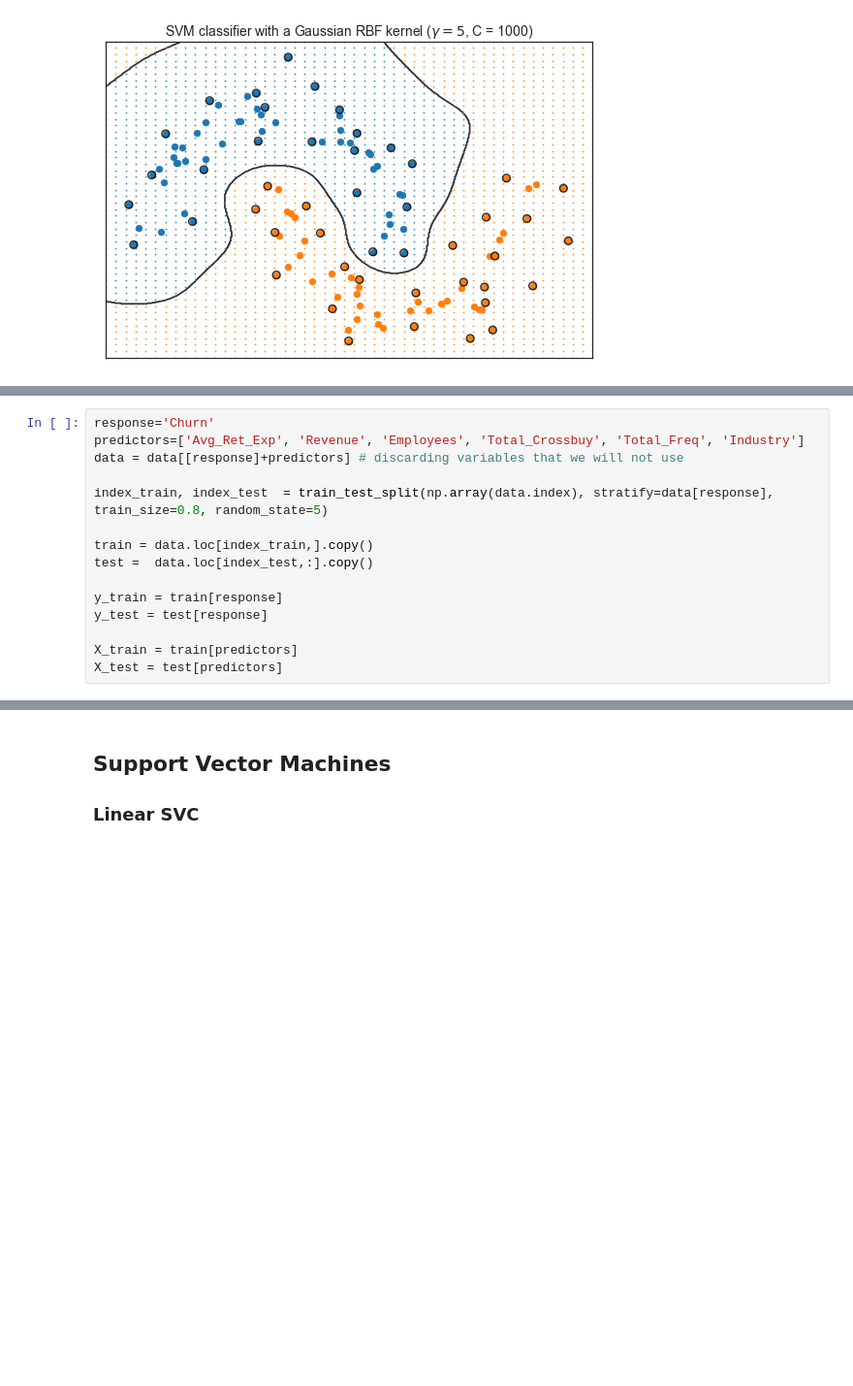
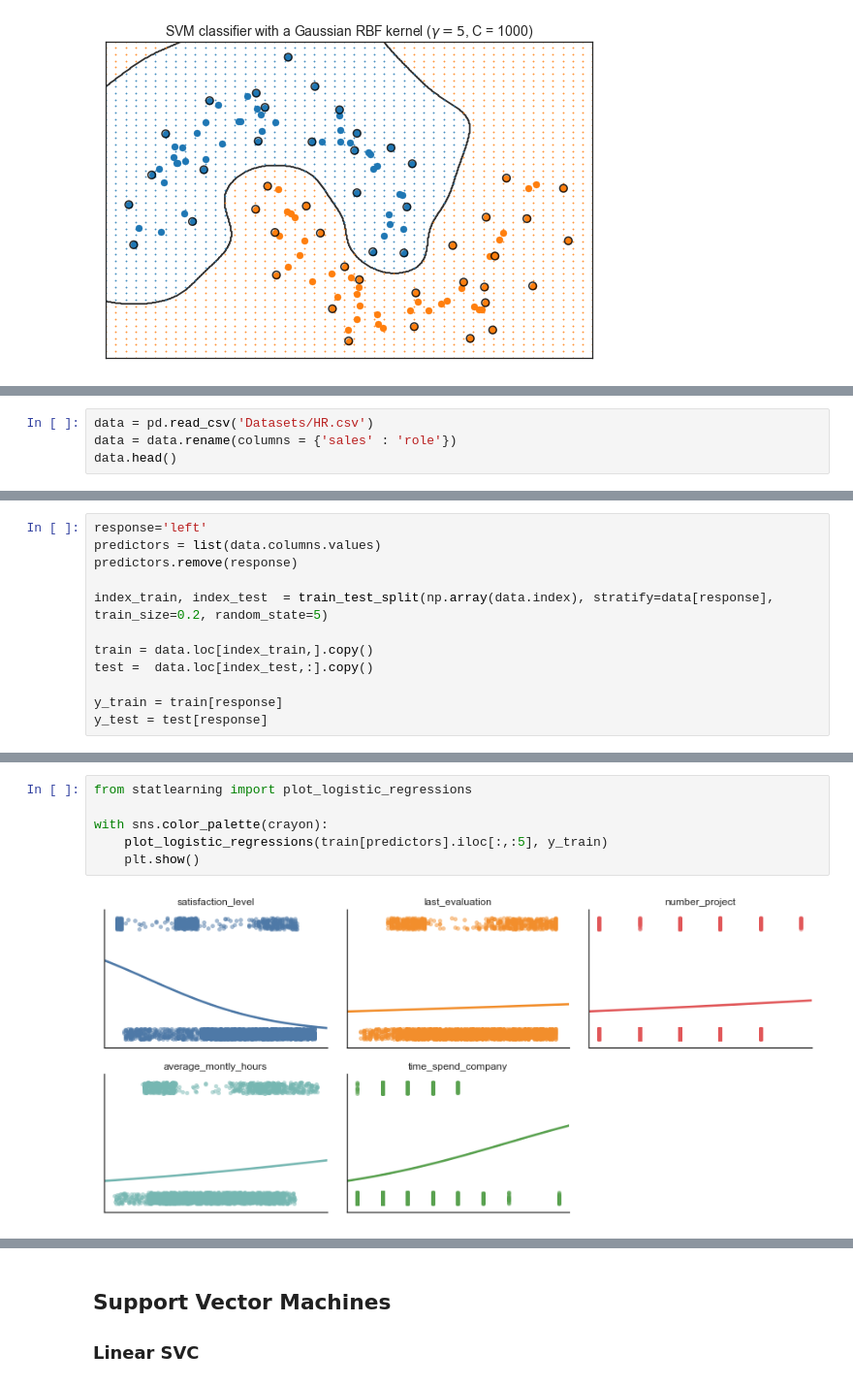
Before and after one commit to mscharth/ml-workshop, a Jupyter notebook: 09 Support Vector Machines.ipynb, the cells around one changed output, grey strips where cells are left out. Shown at 97% size. Cells and saved outputs as stored; diff of their text form; blank space fills up the shorter version.

```diff
--- a/09 Support Vector Machines.ipynb
+++ b/09 Support Vector Machines.ipynb
@@ -210,0 +219,4 @@ for gamma in [0.1, 5]:
+# %%
+data = pd.read_csv('Datasets/HR.csv')
+data = data.rename(columns = {'sales' : 'role'})
+data.head()
@@ -211 +230,13 @@ for gamma in [0.1, 5]:
+# %%
+response='left'
+predictors = list(data.columns.values)
+predictors.remove(response)
+
+index_train, index_test  = train_test_split(np.array(data.index), stratify=data[response], train_size=0.2, random_state=5)
+
+train = data.loc[index_train,].copy()
+test =  data.loc[index_test,:].copy()
+
+y_train = train[response]
+y_test = test[response]
 # %% [markdown]
@@ -225,15 +243,0 @@ data.head()
-# %%
-response='Churn'
-predictors=['Avg_Ret_Exp', 'Revenue', 'Employees', 'Total_Crossbuy', 'Total_Freq', 'Industry']
-data = data[[response]+predictors] # discarding variables that we will not use
-
-index_train, index_test  = train_test_split(np.array(data.index), stratify=data[response], train_size=0.8, random_state=5)
-
-train = data.loc[index_train,].copy()
-test =  data.loc[index_test,:].copy()
-
-y_train = train[response]
-y_test = test[response]
-
-X_train = train[predictors]
-X_test = test[predictors]
@@ -239,0 +256,8 @@ X_test = test[predictors]
+# %%
+from statlearning import plot_logistic_regressions
+
+with sns.color_palette(crayon):
+    plot_logistic_regressions(train[predictors].iloc[:,:5], y_train)
+    plt.show()
+# %% [output]
+[figure, added]
```
Also changed, not shown: parts of 21 cells of this notebook.
